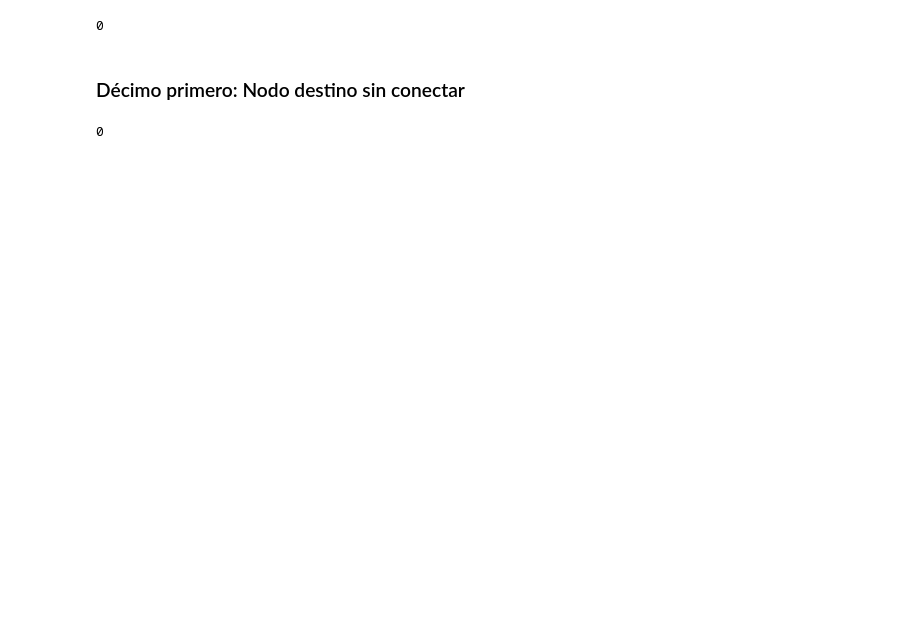
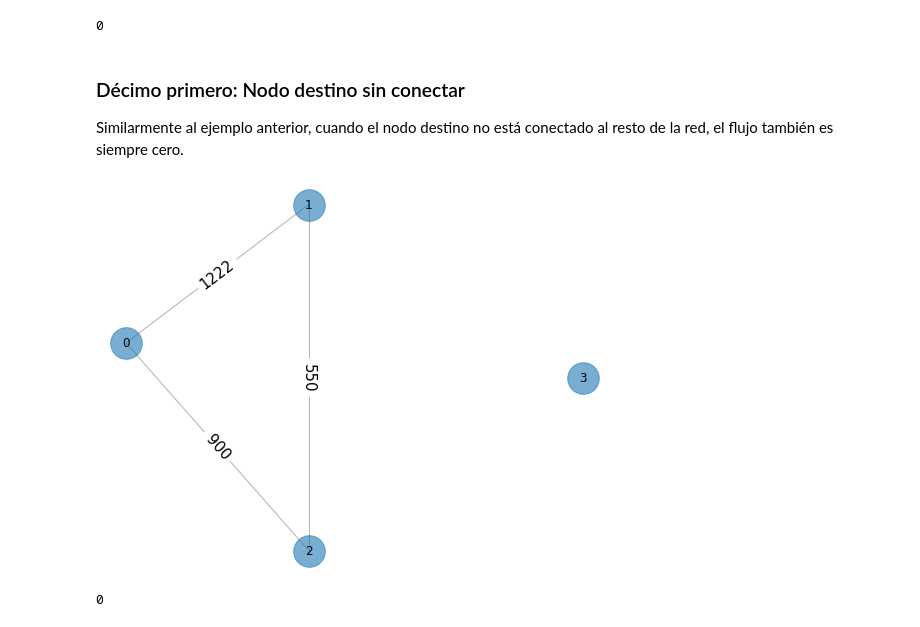
Before and after one commit to optimizacion-2-2021-1-gh-classroom/practica-2-primera-parte-diramtz, a Jupyter notebook: reporte_equipo_2_parte_1_practica_2.ipynb, the cells around one changed output. Cells and saved outputs as stored; diff of their text form; code cells hidden in the pictures; blank space fills up the shorter version.

Commit message:
comentarios a cada ejemplo

```diff
--- a/reporte_equipo_2_parte_1_practica_2.ipynb
+++ b/reporte_equipo_2_parte_1_practica_2.ipynb
@@ -490,8 +537,41 @@ red_10.create_edge('2', '3', 754)
 red_10.MaxFlow()
 # %% [output]
 0
-# %% [markdown]
-### Décimo primero: Nodo destino sin conectar
+# %% [markdown]
+### Décimo primero: Nodo destino sin conectar  <a name="decimo-primero"></a>
+Similarmente al ejemplo anterior, cuando el nodo destino no está conectado al resto de la red, el flujo también es siempre cero.
+# %%
+nodes_pos_ex_11 = [[0.09090909090909091, 0.5454545454545454],
+                  [0.2727272727272727, 0.7272727272727273],
+                  [0.2727272727272727, 0.2727272727272727],
+                  [0.5454545454545454, 0.5]
+                 ]
+nodes = range(len(nodes_pos_ex_11))
+G_ex_11 = nx.Graph()
+G_ex_11.add_nodes_from(nodes)
+edge_labels = {(0,1): 1222,
+               (0,2): 900,
+               (1,2): 550
+              }
+G_ex_11.add_edges_from(edge_labels)
+for e in G_ex_11.edges():
+    try:
+        G_ex_11[e[0]][e[1]]["weight"] = edge_labels[e]
+    except:
+        G_ex_11[e[1]][e[0]]["weight"] = edge_labels[(e[1],e[0])]
+plt.figure(figsize=(9,7))
+nx.draw_networkx_edges(G_ex_11, pos=nodes_pos_ex_11,
+                       alpha=0.3, min_source_margin=8,
+                       min_target_margin=8)
+nx.draw_networkx_edge_labels(G_ex_11, pos=nodes_pos_ex_11,
+                             edge_labels = edge_labels,
+                             font_size=15)
+nx.draw_networkx_labels(G_ex_11, pos=nodes_pos_ex_11)
+nx.draw_networkx_nodes(G_ex_11, pos=nodes_pos_ex_11, node_size=1000, alpha=0.6)
+plt.axis("off")
+plt.show()
+# %% [output]
+[figure, added]
 # %%
 red_11 = ff.create_flow_network()
 # %%
```
Also changed, not shown: parts of 16 cells of this notebook.
